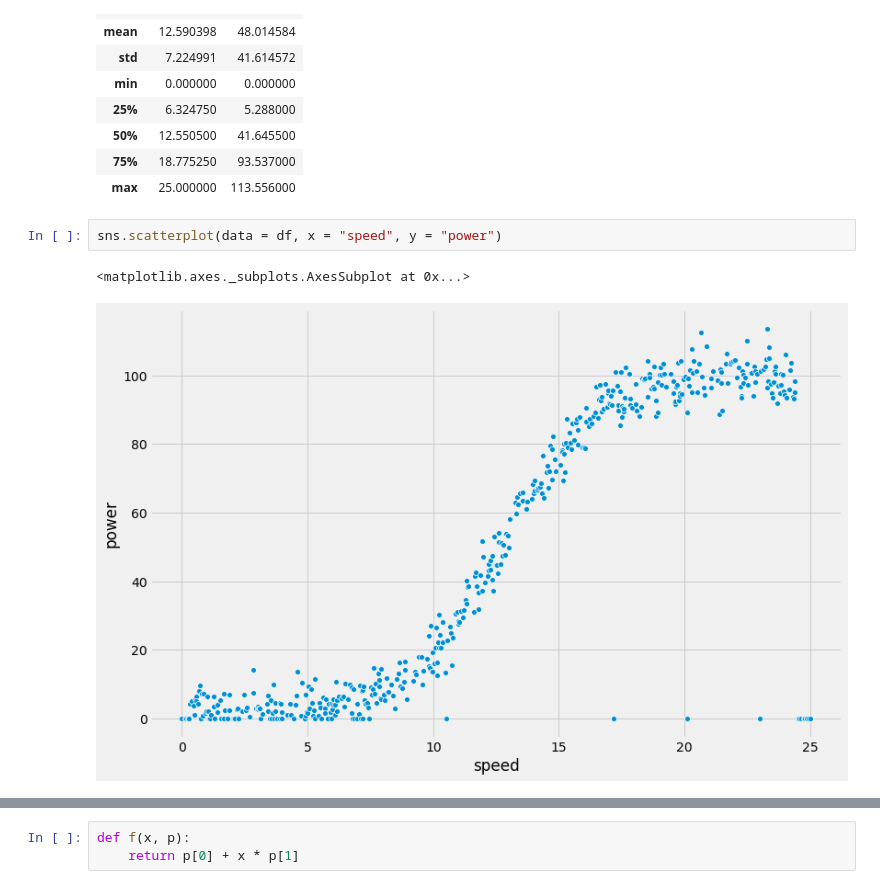
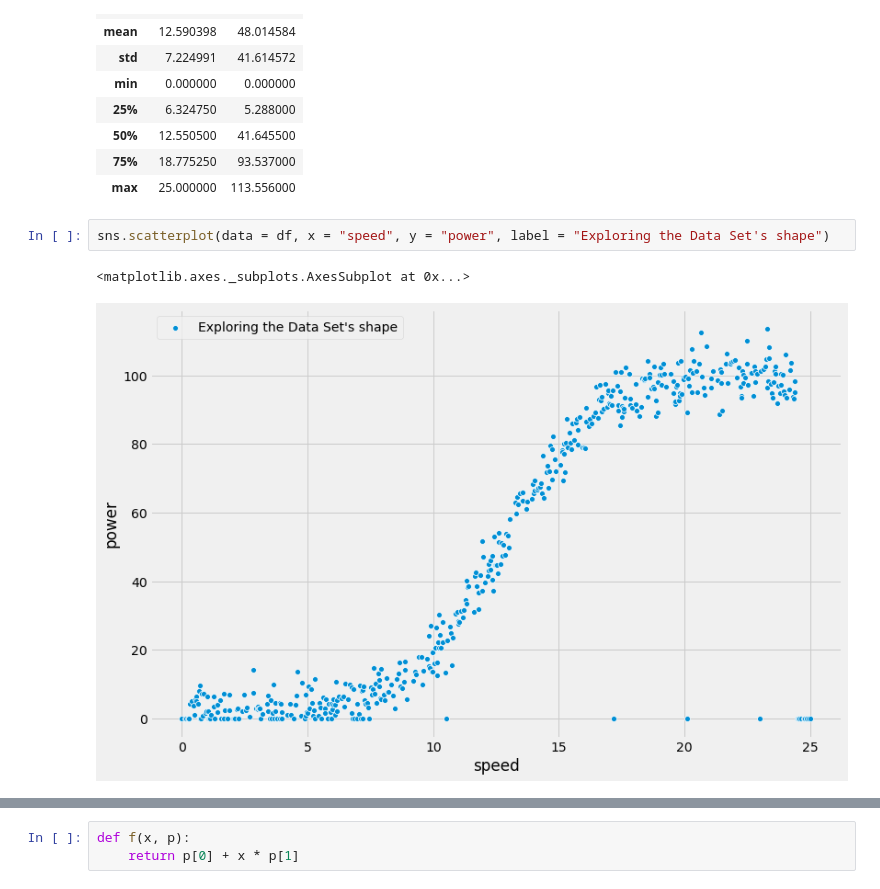
Before and after one commit to G00387867/FDA-project, a Jupyter notebook: power-production.ipynb, the cells around one changed output, grey strips where cells are left out. Drawn from its saved outputs; the diff is of its cells as text.

```diff
--- a/power-production.ipynb
+++ b/power-production.ipynb
@@ -79,7 +80,7 @@ df.describe()
 | 75% | 18.775250 | 93.537000 |
 | max | 25.000000 | 113.556000 |
 # %%
-sns.scatterplot(data = df, x = "speed", y = "power")
+sns.scatterplot(data = df, x = "speed", y = "power", label = "Exploring the Data Set's shape")
 # %% [output]
 <matplotlib.axes._subplots.AxesSubplot at 0x...>
-[figure, old version]
+[figure, new version]
```
Also changed, not shown: parts of 25 cells of this notebook.
